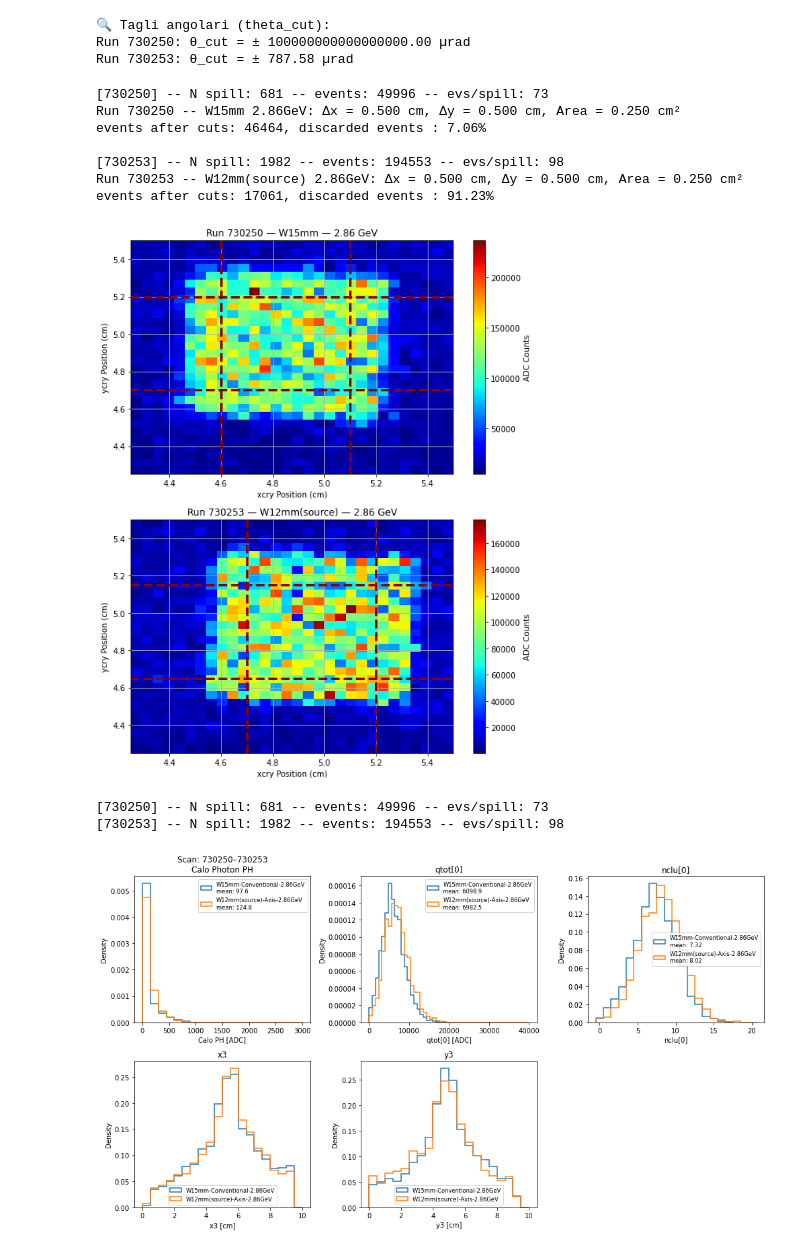
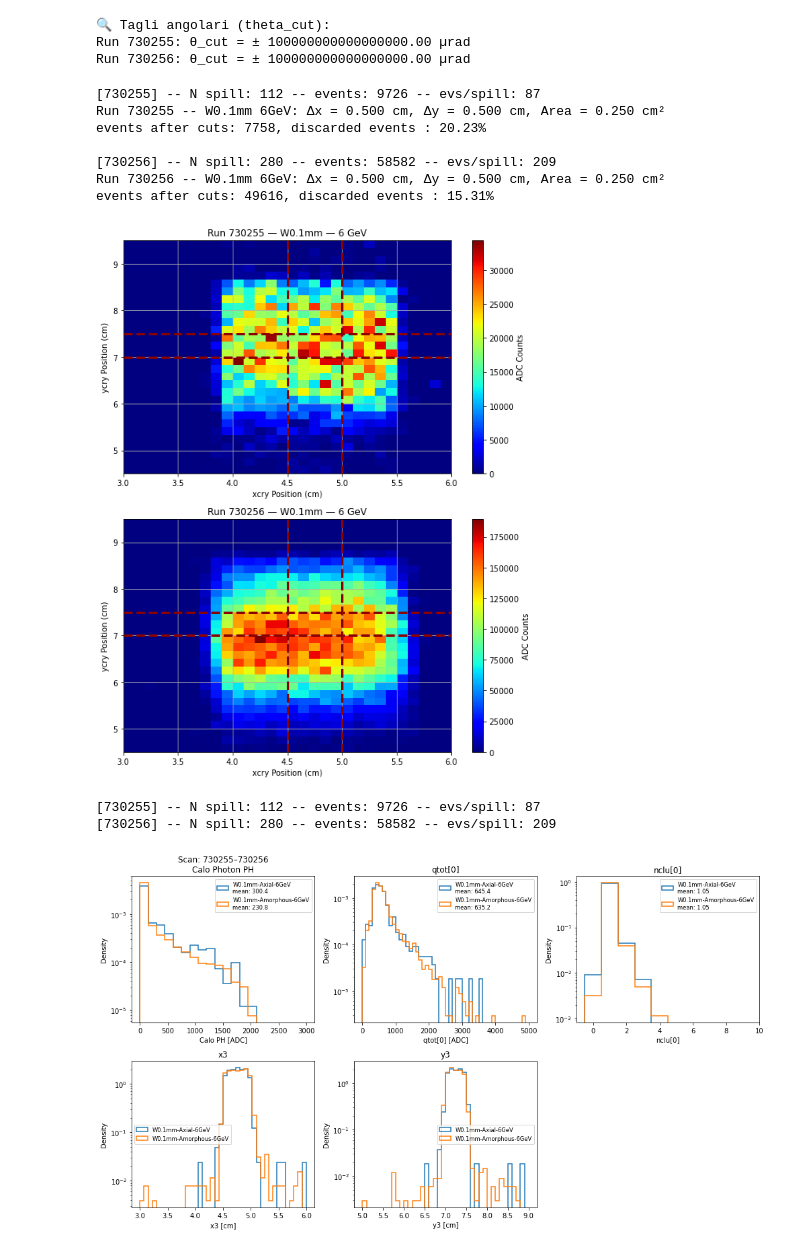
Before and after one commit to Ncanale/eplusBOOST_2025_T9, a Jupyter notebook: OM/compare_epBOOST.ipynb, the cells around one changed output. Saved outputs shown, nothing was run; the diff lists cells and outputs as text; code cells hidden in the pictures.

```diff
--- a/OM/compare_epBOOST.ipynb
+++ b/OM/compare_epBOOST.ipynb
@@ -78,8 +78,8 @@ def file_loader(runs):
     # print(np.unique(xinfo[:,1]))
         # print('xpos shape', xpos.shape)
 
-    xpos[:,2]= xpos[:,2] - offset_x2
-    xpos[:,3]= xpos[:,3] - offset_y2
+    xpos[:,0]= xpos[:,0] - offset_x1
+    xpos[:,1]= xpos[:,1] - offset_y1
     xpos[:,4]= xpos[:,4] - offset_x3
     xpos[:,5]= xpos[:,5] - offset_y3
 
@@ -136,7 +136,7 @@ from datetime import datetime
 # === Load run numbers ===
 with open("multiple_run_new.json", "r") as f:
     run_list = json.load(f).get("scan_number", [])
-
+run_list = [730255 ,730256]
 # === Load run configuration ===
 with open("run_config.json", "r") as d:
     run_config = json.load(d)
@@ -175,6 +175,6 @@ Run numbers: [730250, 730253] -- ultimo aggiornamento 13:01:02
 # %%
 # Opzione per applicare il taglio angolare
-CutTheta = True
+CutTheta = False
 
 # Calcolo di theta_crit e theta_cut
 theta_crit_dict = {}
@@ -202,8 +202,8 @@ for run in run_list:
     print(f"Run {run}: θ_cut = ± {theta * 1e6:.2f} µrad")
 # %% [output]
 🔍 Tagli angolari (theta_cut):
-Run 730250: θ_cut = ± 100000000000000000.00 µrad
-Run 730253: θ_cut = ± 787.58 µrad
+Run 730255: θ_cut = ± 100000000000000000.00 µrad
+Run 730256: θ_cut = ± 100000000000000000.00 µrad
 # %%
 # === Plot settings ===
 fig, ax = plt.subplots(len(run_list), figsize=(8, 5 * len(run_list)))
@@ -225,45 +225,45 @@ for j, run in enumerate(run_list):
     # === Plot 2D histogram ===
     h = ax[j].hist2d(
         xcry[mask], ycry[mask],
-        range=((4.25, 5.5), (4.25, 5.5)),
+        range=((3, 6), (4.5 ,9.5 )),
         weights=qtot[:, 0][mask],
         cmap=mycmap,
         bins=30
     )
 
     # === Decorations ===
     ax[j].set_title(f"Run {run} — {samples[run]} — {energies[run]} GeV")
     ax[j].set_xlabel("xcry Position (cm)")
     ax[j].set_ylabel("ycry Position (cm)")
     ax[j].grid(True)
 
     # === Show selection box ===
     x_min, x_max = x_cry_cuts[run]
     y_min, y_max = y_cry_cuts[run]
     dx, dy = x_max - x_min, y_max - y_min
     ax[j].axvline(x=x_min, color='darkred', linestyle='--', lw=3)
     ax[j].axvline(x=x_max, color='darkred', linestyle='--', lw=3)
     ax[j].axhline(y=y_min, color='darkred', linestyle='--', lw=3)
     ax[j].axhline(y=y_max, color='darkred', linestyle='--', lw=3)
 
     # === Print area info ===
     print(f"Run {run} -- {samples[run]} {energies[run]}GeV: Δx = {dx:.3f} cm, Δy = {dy:.3f} cm, Area = {dx * dy:.3f} cm²")
     print(f'events after cuts: {np.sum(mask)}, discarded events : {100*(1-np.sum(mask)/np.size(mask)):.2f}%\n')
     # === Add colorbar ===
     plt.colorbar(h[3], ax=ax[j], label='ADC Counts')
 
 # === Layout and show ===
 plt.tight_layout()
 plt.show()
 # %% [output]
-[730250] -- N spill: 681 -- events: 49996 -- evs/spill: 73
-Run 730250 -- W15mm 2.86GeV: Δx = 0.500 cm, Δy = 0.500 cm, Area = 0.250 cm²
-events after cuts: 46464, discarded events : 7.06%
+[730255] -- N spill: 112 -- events: 9726 -- evs/spill: 87
+Run 730255 -- W0.1mm 6GeV: Δx = 0.500 cm, Δy = 0.500 cm, Area = 0.250 cm²
+events after cuts: 7758, discarded events : 20.23%
 
-[730253] -- N spill: 1982 -- events: 194553 -- evs/spill: 98
-Run 730253 -- W12mm(source) 2.86GeV: Δx = 0.500 cm, Δy = 0.500 cm, Area = 0.250 cm²
-events after cuts: 17061, discarded events : 91.23%
+[730256] -- N spill: 280 -- events: 58582 -- evs/spill: 209
+Run 730256 -- W0.1mm 6GeV: Δx = 0.500 cm, Δy = 0.500 cm, Area = 0.250 cm²
+events after cuts: 49616, discarded events : 15.31%
-[figure, old version]
+[figure, new version]
 # %%
 opt_hist = dict(histtype='step', linewidth=1.5)
 
@@ -299,12 +299,12 @@ for j, run in enumerate(run_list):
 
     axs[0].hist(ph_calo_photon[logi], bins=20, range=(0, 3000),
                 label=f'{label}\nmean: {np.mean(ph_calo_photon[logi]):.1f}', density=True, **opt_hist)
-    axs[1].hist(qtot[:, 0][logi], bins=50, range=(0, 40000),
+    axs[1].hist(qtot[:, 0][logi], bins=50, range=(0, 5000),
                 label=f'{label}\nmean: {np.mean(qtot[:, 0][logi]):.1f}', density=True, **opt_hist)
     axs[2].hist(nclu[:, 0][logi], bins=np.arange(-0.5, np.max(nclu[:, 0]) + 0.5, 1),
                 label=f'{label}\nmean: {np.mean(nclu[:, 0][logi]):.2f}', density=True, **opt_hist)
-    axs[3].hist(x3[logi], bins=20, range=(0, 10), label=label, density=True, **opt_hist)
-    axs[4].hist(y3[logi], bins=20, range=(0, 10), label=label, density=True, **opt_hist)
+    axs[3].hist(x3[logi], bins=40, range=(3, 6), label=label, density=True, **opt_hist)
+    axs[4].hist(y3[logi], bins=40, range=(5, 9), label=label, density=True, **opt_hist)
 
     valid = logi & (nclu[:, 0] > 0)
     means_nclu3[label] = np.mean(nclu[:, 0][valid])
@@ -322,16 +322,16 @@ for j in range(5):
     axs[j].set_xlabel(labels[j])
     axs[j].set_ylabel('Density')
     axs[j].legend(fontsize='small')
-    # axs[j].set_yscale('log')  # scommenta se vuoi scala log
+    axs[j].set_yscale('log')  # scommenta se vuoi scala log
 
 axs[5].axis('off')  # Subplot vuoto disattivato
 
 plt.tight_layout()
 plt.show()
 # %% [output]
-[730250] -- N spill: 681 -- events: 49996 -- evs/spill: 73
-[730253] -- N spill: 1982 -- events: 194553 -- evs/spill: 98
+[730255] -- N spill: 112 -- events: 9726 -- evs/spill: 87
+[730256] -- N spill: 280 -- events: 58582 -- evs/spill: 209
-[figure, old version]
+[figure, new version]
 # %%
 def canonical_type(t):
     return t.strip() if t.strip() else "Conventional"
```
Also changed, not shown: parts of 5 cells of this notebook, 5 other files.
